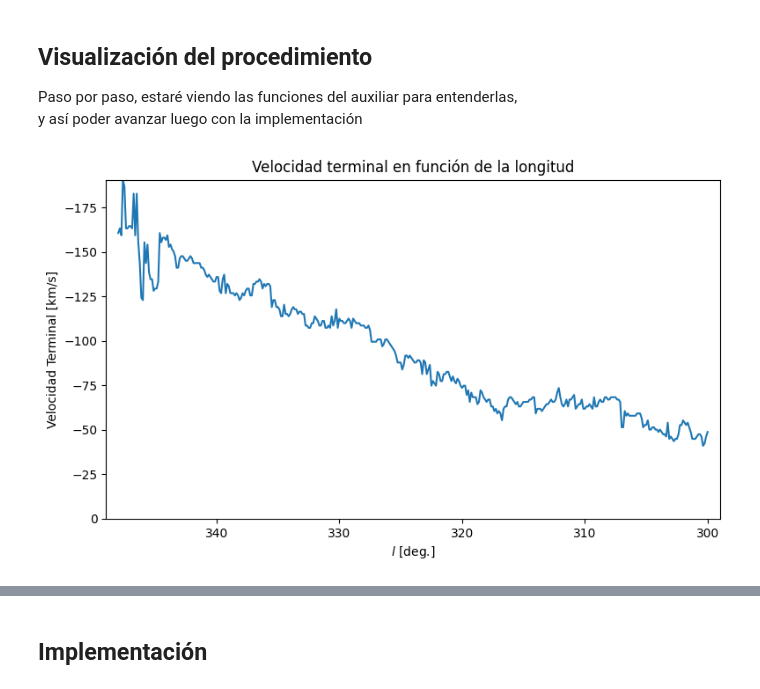
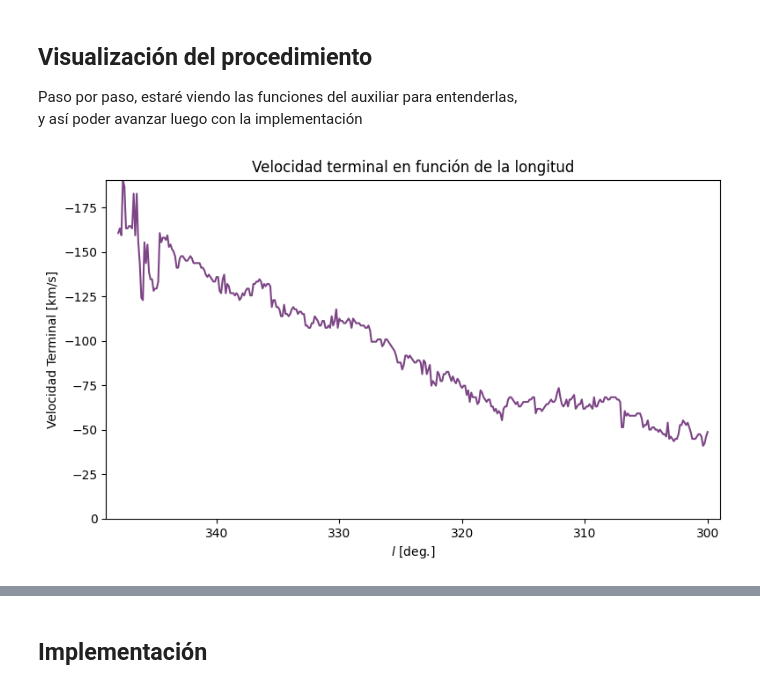
Before and after one commit to CrushinAngel/Astronomia_Experimental, a Jupyter notebook: Informe_2/southgalaxy.ipynb, the cells around one changed output, grey strips where cells are left out. Cells and saved outputs as stored; diff of their text form; code cells hidden in the pictures.

```diff
--- a/Informe_2/southgalaxy.ipynb
+++ b/Informe_2/southgalaxy.ipynb
@@ -92,35 +92,35 @@ mask = data >= 0.8
 vel_array = np.broadcast_to(vel, data.shape)
 
 # Cambiamos las velocidades mayores 0.8 a np.inf
 masked_vel = np.where(mask, vel_array, np.inf)
 
 # Mínimos de cada (lat, lon)
 min_vel = np.min(masked_vel, axis = 2)
 
 # Encontramos los índices de latitud donde data coincide con los mínimos
 lat_ind = np.argmin(min_vel, axis = 0)
 
 # Velocidades mínimas por longitud
 vt_lon = min_vel[lat_ind, np.arange(min_vel.shape[1])]
 
 # Valores de latitud de los mínimos
 lat_b = lat[lat_ind]
 
 mins_table = np.column_stack((lon, lat_b, vt_lon))
 
 ######################################################
 
 # Plot de lavelocidad terminal calculada en las longitudes
 plt.figure(figsize = (9, 5))
-plt.plot(lon, vt_lon)
+plt.plot(lon, vt_lon, color = '#7C4585')
 plt.xlim(349, 299.)
 plt.ylim(0, np.min(vt_lon))
 plt.xlabel(r'$l$ [deg.]')
 plt.ylabel(r'Velocidad Terminal [km/s]')
 plt.title('Velocidad terminal en función de la longitud')
 plt.show()
 # %% [output]
-[figure, old version]
+[figure, new version]
 # %%
 from astropy.stats import sigma_clip
 
```
Also changed, not shown: parts of 6 cells of this notebook.
